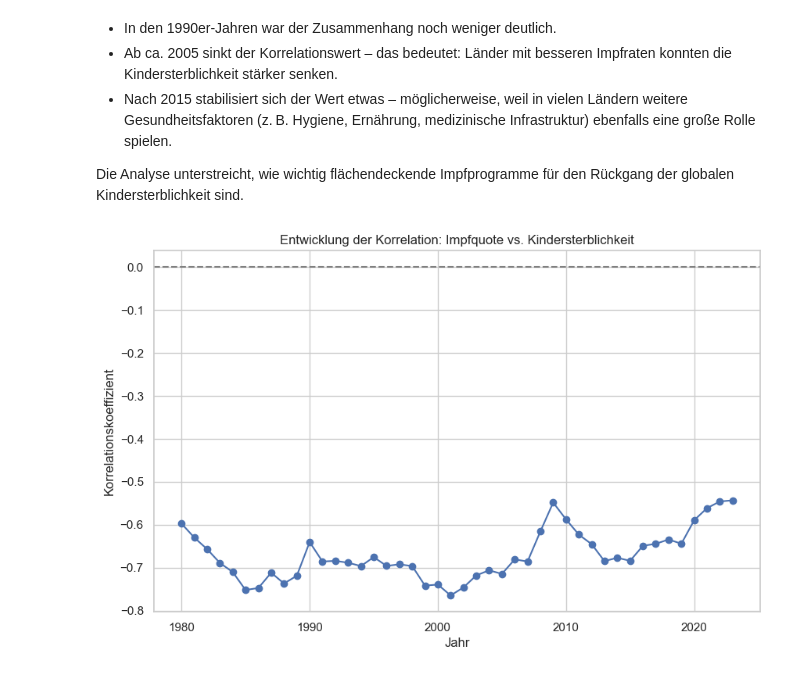
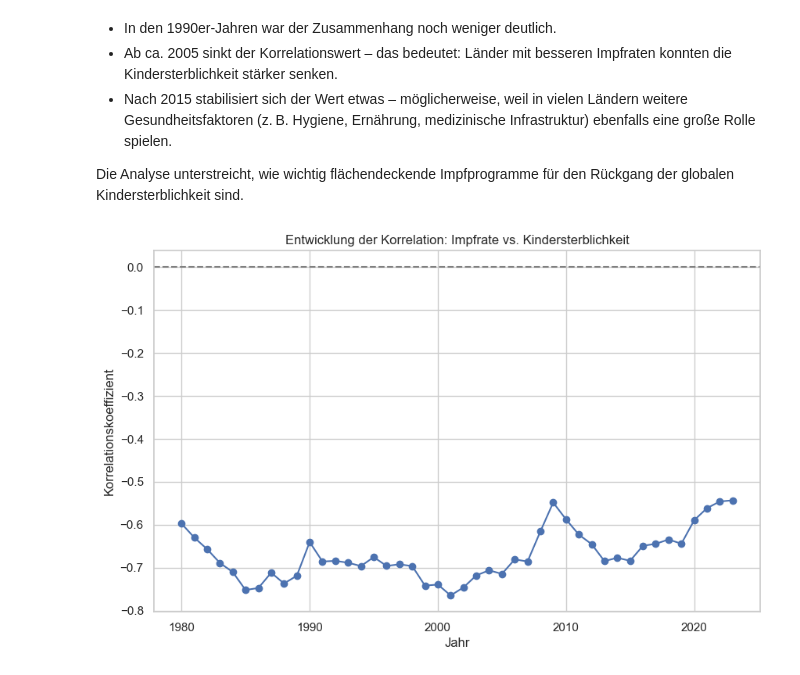
Before and after one commit to gandlea/LN-2-HS2025, a Jupyter notebook: Leistungsnachweis.ipynb, the cells around one changed output. Cells and saved outputs as stored; diff of their text form; code cells hidden in the pictures.

```diff
--- a/Leistungsnachweis.ipynb
+++ b/Leistungsnachweis.ipynb
@@ -700,11 +708,11 @@ Die Analyse unterstreicht, wie wichtig flächendeckende Impfprogramme für den R
 # %%
 plt.figure(figsize=(10,6))
 plt.plot(df_korr["Jahr"], df_korr["Korrelation"], marker='o')
-plt.title("Entwicklung der Korrelation: Impfquote vs. Kindersterblichkeit")
+plt.title("Entwicklung der Korrelation: Impfrate vs. Kindersterblichkeit")
 plt.xlabel("Jahr")
 plt.ylabel("Korrelationskoeffizient")
 plt.axhline(0, color='gray', linestyle='--')
 plt.grid(True)
 plt.show()
 # %% [output]
-[figure, old version]
+[figure, new version]
```
Also changed, not shown: parts of 7 cells of this notebook.
